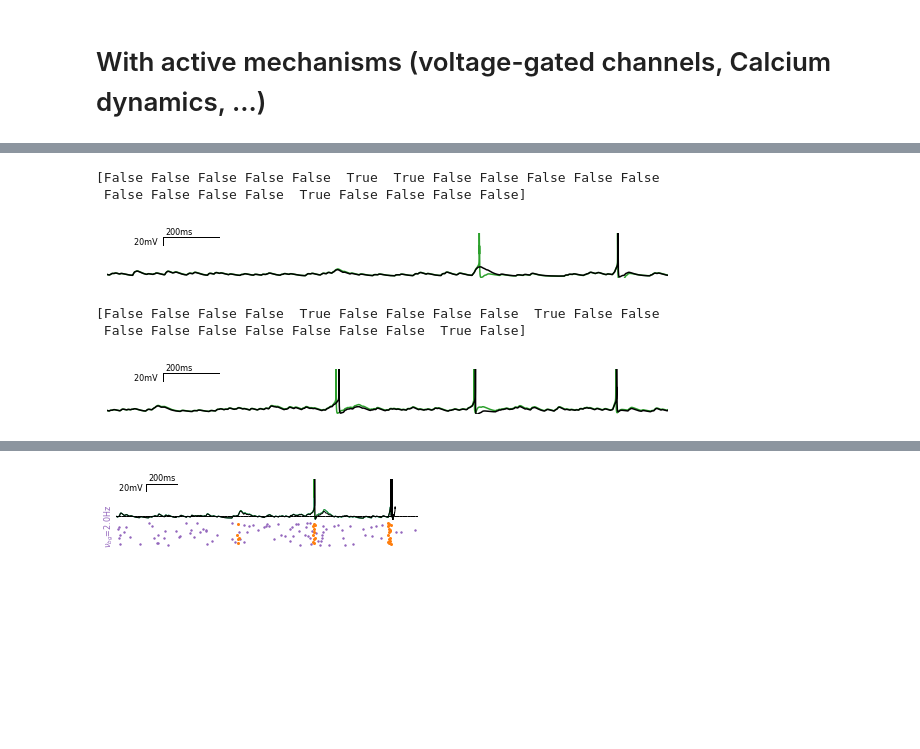
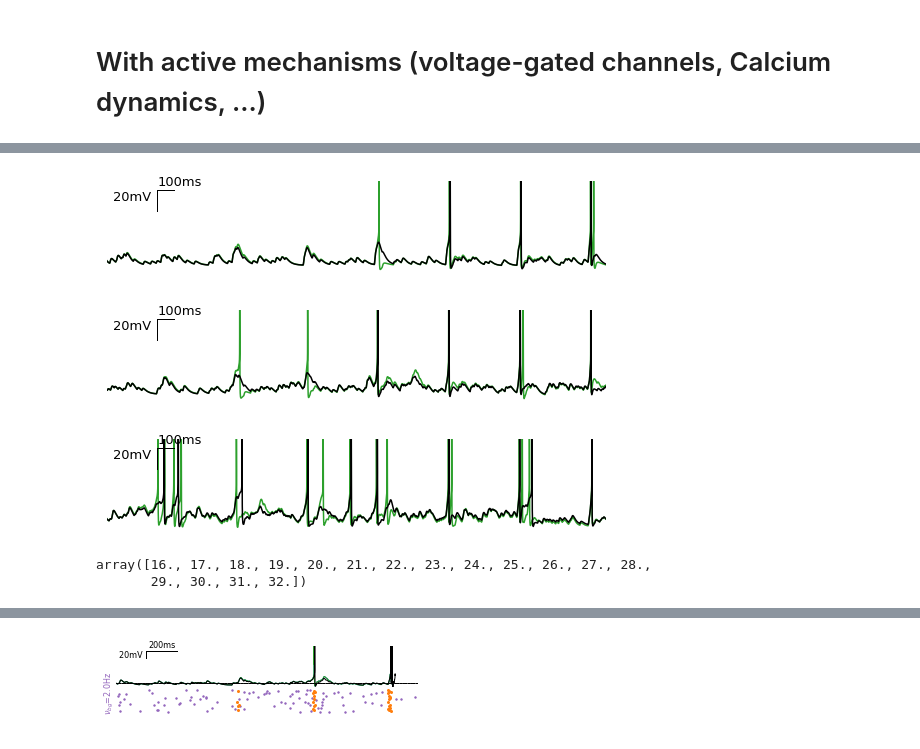
Before and after one commit to yzerlaut/zinc-NMDA-modulation, a Jupyter notebook: Sensitivity_to_Background_Modulation.ipynb, the cells around one changed output, grey strips where cells are left out. Saved outputs shown, nothing was run; the diff lists cells and outputs as text; code cells hidden in the pictures; blank space fills up the shorter version.

```diff
--- a/Sensitivity_to_Background_Modulation.ipynb
+++ b/Sensitivity_to_Background_Modulation.ipynb
@@ -362,23 +353,44 @@ data_L4 = load_dict(filename(args))
 # AMPA-only data
 #args.ampa_only = True
 #data_AMPA = load_dict(filename(args))
+# %%
+def count_spikes(t, Vm, t0, t1, threshold=0):
+    cond = (t>t0) & (t<t1)
+    return len(np.argwhere((Vm[cond][:-1]<threshold) & (Vm[cond][1:]>=threshold)))
+
+def count_spikes_per_NSTIM(data, window=200):
+    freq = []
+    freq0 = 0
+    for i in range(len(data['args']['NSTIMs'])):
+        t0 = data['args']['stim_delay']+i*data['args']['duration_per_bg_level']
+        t1 = t0+data['args']['duration_per_bg_level']
+        n = count_spikes(data['t'], data['Vm_soma'], t0, t0+window)
+        freq.append(n/window*1e3)
+        # using the interstim for the 0 frequency !
+        freq0 += count_spikes(data['t'], data['Vm_soma'], t0+window, t1)/(t1-(t0+window))/data['args']['duration_per_bg_level']
+    return [0]+list(data['args']['NSTIMs']), [freq0]+freq
 # %%
 from analyz.IO.files_manip import get_files_with_given_exts
 from analyz.IO.npz import load_dict
 filenames = get_files_with_given_exts('data/bg-modul/', 'active-True.npz')
 
-RESP = {}
+RESP = {'nstims':[], 'freqs':[]}
 K = ['Vm_soma', 't', 'BG_raster', 'STIM_raster']
 KEYS = ['seed', 'alphaZn','syn_location', 'bg_level']
 for key in KEYS+K:
     RESP[key] = []
 
 for fn in filenames:
-    data = load_dict(fn)
-    if np.isfinite(data['Vm_soma'].max()):
-        for key in KEYS:
-            RESP[key].append(float(data['args'][key]))
-        for key in K:
-            RESP[key].append(data[key])
+    if not os.path.isdir(fn):
+        data = load_dict(fn)
+        if np.isfinite(data['Vm_soma'].max()):
+            for key in KEYS:
+                RESP[key].append(float(data['args'][key]))
+            for key in K:
+                RESP[key].append(data[key])
+            nstims, freqs = count_spikes_per_NSTIM(data, window=200)
+            RESP['nstims'].append(nstims)
+            RESP['freqs'].append(freqs)
+
 for key in KEYS:
     RESP[key] = np.array(RESP[key])
@@ -479,12 +473,17 @@ fig = plot_raw_data(RESP)
 # %%
-fig = plot_raw_data(RESP, bg_level=2., seed=16)
+fig = plot_raw_data(RESP, bg_level=2., seed=26, VLIM=[-85,0])
 # %% [output]
-[False False False False False  True  True False False False False False
- False False False False  True False False False False]
-[figure, old version]
+[figure, new version]
 # %%
-fig = plot_raw_data(RESP, bg_level=4., seed=18)
+fig = plot_raw_data(RESP, bg_level=4., seed=23, VLIM=[-85,0])
 # %% [output]
-[False False False False  True False False False False  True False False
- False False False False False False False  True False]
-[figure, old version]
+[figure, new version]
+# %%
+fig = plot_raw_data(RESP, bg_level=6., seed=30, VLIM=[-85,0])
+# %% [output]
+[figure, added]
+# %%
+np.unique(RESP['seed'][RESP['bg_level']==4])
+# %% [output]
+array([16., 17., 18., 19., 20., 21., 22., 23., 24., 25., 26., 27., 28.,
+       29., 30., 31., 32.])
```
Also changed, not shown: parts of 18 cells of this notebook, 4 other files.
